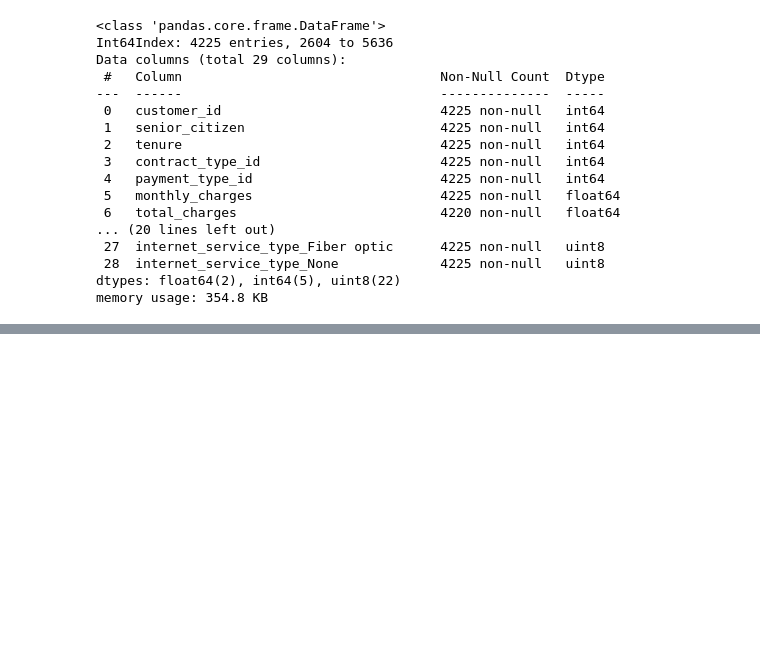
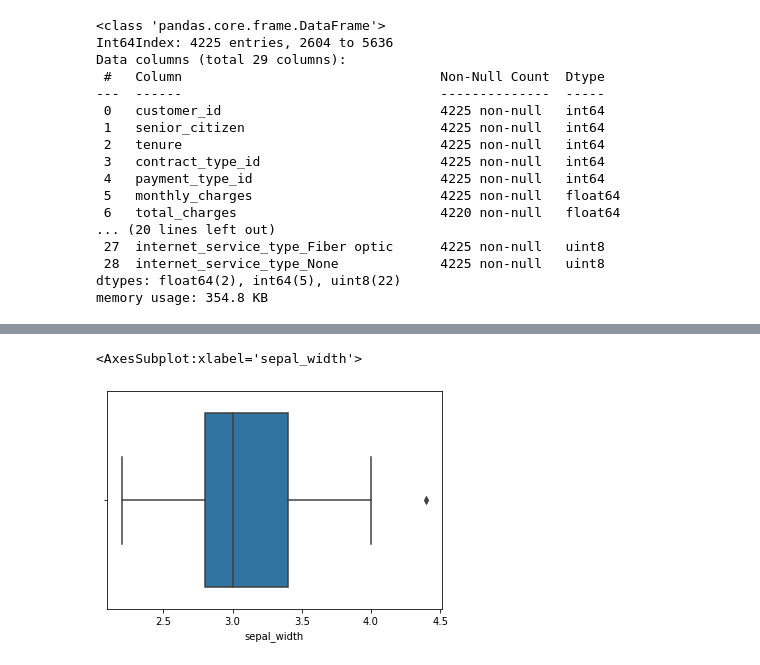
Before and after one commit to dashbringhurst/classification-exercises, a Jupyter notebook: classification_exercises.ipynb, the cells around one changed output, grey strips where cells are left out. Drawn from its saved outputs; the diff is of its cells as text; code cells hidden in the pictures; blank space fills up the shorter version.

```diff
--- a/classification_exercises.ipynb
+++ b/classification_exercises.ipynb
@@ -934,0 +1047,5 @@ memory usage: 354.8 KB
+# %%
+sns.boxplot(x='sepal_width', data=train_iris)
+# %% [output]
+<AxesSubplot:xlabel='sepal_width'>
+[figure, added]
```
Also changed, not shown: parts of 50 cells of this notebook.
